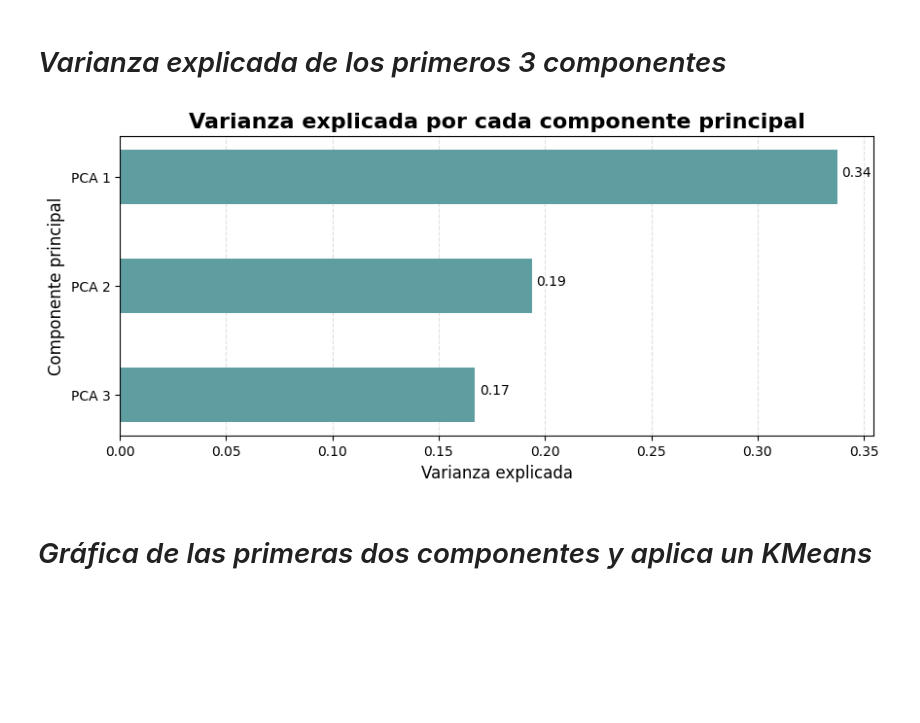
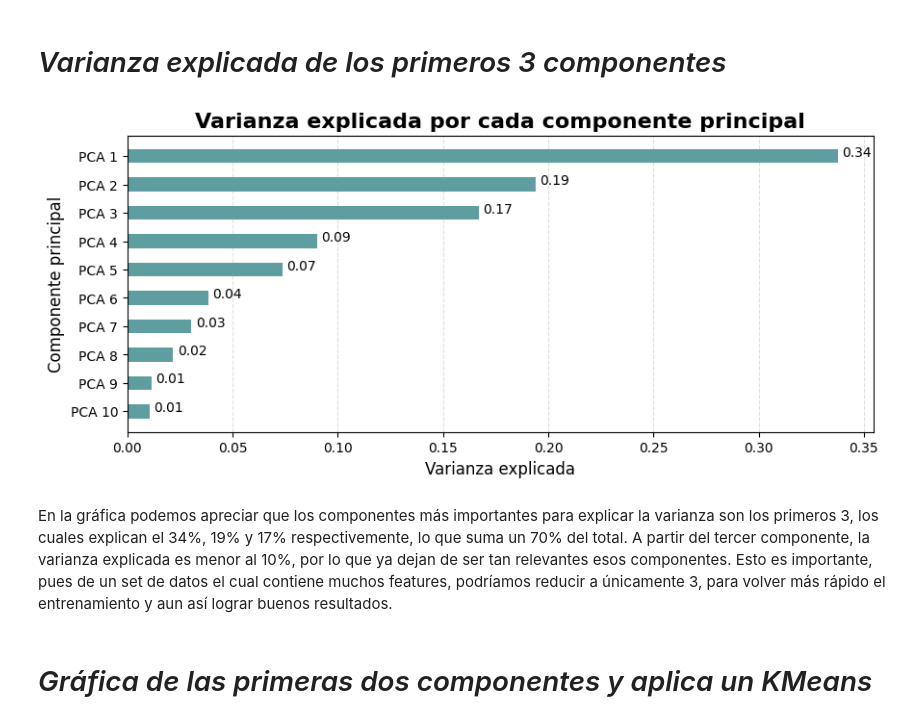
Before and after one commit to luisejdm/Aprendizaje_Estadistico, a Jupyter notebook: Tareas/tarea10.ipynb, the cells around one changed output. Saved outputs shown, nothing was run; the diff lists cells and outputs as text; code cells hidden in the pictures; blank space fills up the shorter version.

```diff
--- a/Tareas/tarea10.ipynb
+++ b/Tareas/tarea10.ipynb
@@ -71,21 +71,23 @@ X_componentes.head()
 # %%
 varianza_explicada = pd.DataFrame([explicacion for explicacion in objeto_pca.explained_variance_ratio_]).T
 varianza_explicada.columns = [f'PCA {i+1}' for i in range(X.shape[1])]
-varianza_explicada = varianza_explicada.T.head(3).sort_index(ascending=False)
+varianza_explicada = varianza_explicada.T.head(10).sort_values(by=0, ascending=True)
 
 plt.figure(figsize=(10, 4))
 plt.barh(varianza_explicada.index, varianza_explicada[0], color='cadetblue', zorder=2, height=0.5)
 
 for i, v in enumerate(varianza_explicada[0]):
     plt.text(v + 0.002, i, f'{v:.2f}')
 
 plt.title('Varianza explicada por cada componente principal', fontsize=16, fontweight='bold')
 plt.xlabel('Varianza explicada', fontsize=12)
 plt.ylabel('Componente principal', fontsize=12)
 plt.grid(alpha=0.4, linestyle='--', axis='x', zorder=0)
 plt.show()
 # %% [output]
-[figure, old version]
+[figure, new version]
+# %% [markdown]
+En la gráfica podemos apreciar que los componentes más importantes para explicar la varianza son los primeros 3, los cuales explican el 34%, 19% y 17% respectivemente, lo que suma un 70% del total. A partir del tercer componente, la varianza explicada es menor al 10%, por lo que ya dejan de ser tan relevantes esos componentes. Esto es importante, pues de un set de datos el cual contiene muchos features, podríamos reducir a únicamente 3, para volver más rápido el entrenamiento y aun así lograr buenos resultados.
 # %% [markdown]
 # *Gráfica de las primeras dos componentes y aplica un KMeans*
 # %%
```
Also changed, not shown: parts of 3 cells of this notebook.
